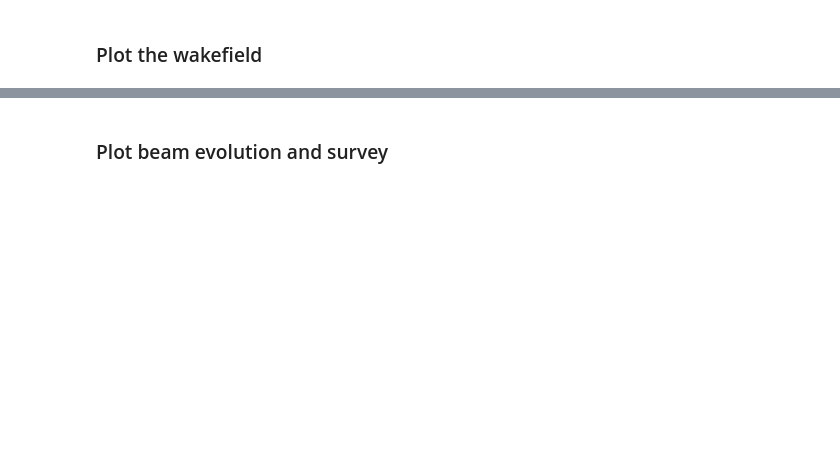
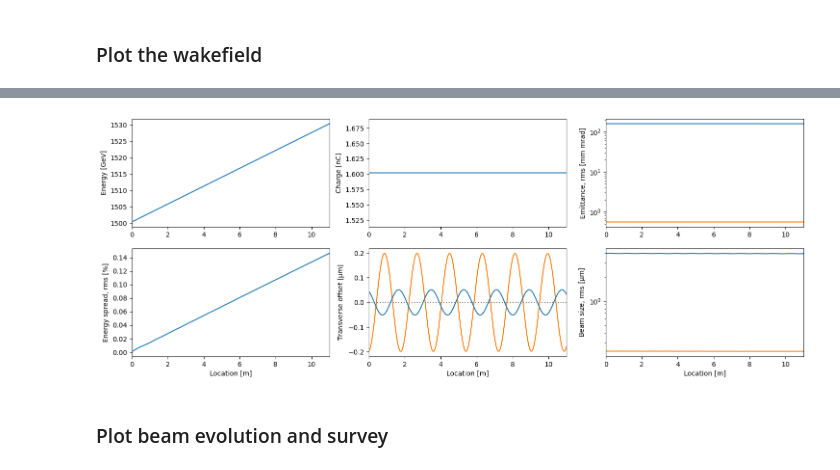
Before and after one commit to abel-framework/ABEL, a Jupyter notebook: examples/linac_example.ipynb, the cells around one changed output, grey strips where cells are left out. Cells and saved outputs as stored; diff of their text form; code cells hidden in the pictures; blank space fills up the shorter version.

Commit message:
Added changes to account for stage_evolution

```diff
--- a/examples/linac_example.ipynb
+++ b/examples/linac_example.ipynb
@@ -41,8 +42,10 @@ stage.nom_energy_gain = 31.9e9 # [eV]
 stage.length = 11 # [m]
 stage.plasma_density = 2e21 # [m^-3]
 stage.ramp_beta_mag = 5
-stage.radiation_reaction = False
-stage.save_evolution = stage.radiation_reaction
+stage.radiation_reaction = True
+stage.save_evolution = True
+if stage.radiation_reaction == False:
+    stage.save_evolution = False
 
 # define first stage (half length)
 first_stage = StageQuasistatic2d()
@@ -67,6 +70,7 @@ source.z_offset = 0e-6 # [m]
 source.emit_nx, source.emit_ny = 160e-6, 0.56e-6 # [m rad]
 source.beta_x = stage.matched_beta_function(source.energy)
 source.beta_y = source.beta_x
+print(source.beta_x*np.sqrt(source.emit_nx/(source.energy*SI.e/SI.m_e/SI.c**2)))
 source.num_particles = 50000
 source.jitter.t = driver.jitter.t
 """
@@ -96,4 +100,4 @@ linac.stage = stage
 #linac.first_stage = first_stage
 linac.interstage = interstage
 linac.num_stages = 1
-shots = 20
+shots = 1
@@ -101,7 +107,7 @@ shots = 20
 ### Run simulations
 # %%
 start = time.time()
-linac.run('linac_example_new_solver', num_shots=shots, overwrite=True, parallel=False);
+linac.run('linac_example_new_solver', num_shots=shots, overwrite=False, parallel=False);
 end = time.time()
 
 print((end - start)/60, ' min') # time in minutes
@@ -128,6 +157,8 @@ linac.stages[-1].plot_wake()
 # %%
-fig = linac.stages[0].plot_evolution()
+#fig = linac.stages[0].plot_evolution()
 fig_last = linac.stages[-1].plot_evolution()
+# %% [output]
+[figure, added]
 # %% [markdown]
 ### Plot beam evolution and survey
 # %%
```
Also changed, not shown: parts of 9 cells of this notebook, 5 other files.
